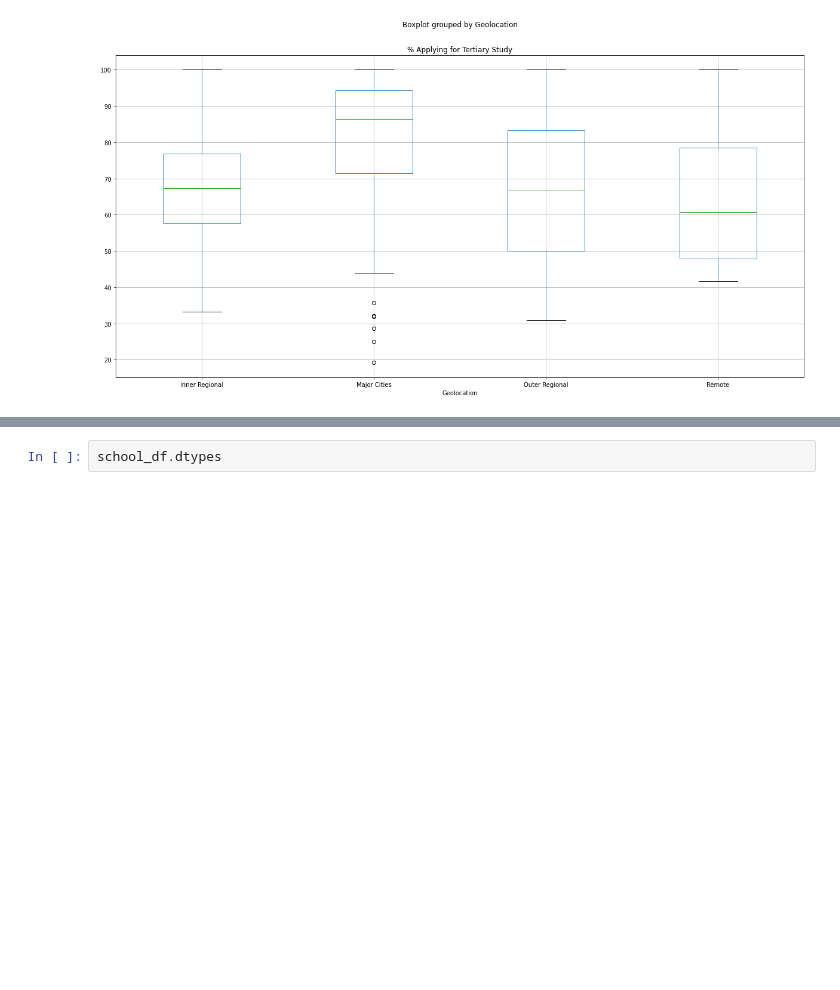
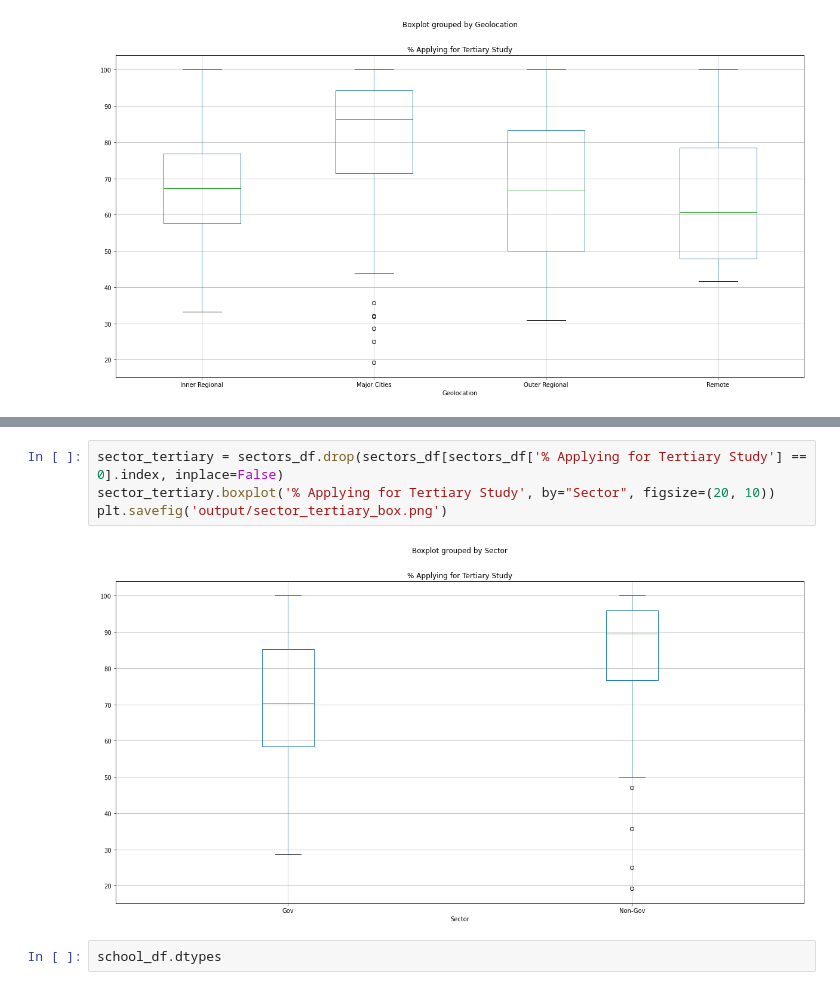
Before and after one commit to joshmartin33/project-one, a Jupyter notebook: analysis.ipynb, the cells around one changed output, grey strips where cells are left out. Saved outputs shown, nothing was run; the diff lists cells and outputs as text; blank space fills up the shorter version.

```diff
--- a/analysis.ipynb
+++ b/analysis.ipynb
@@ -258,3 +296,9 @@ fig
+# %%
+sector_tertiary = sectors_df.drop(sectors_df[sectors_df['% Applying for Tertiary Study'] == 0].index, inplace=False)
+sector_tertiary.boxplot('% Applying for Tertiary Study', by="Sector", figsize=(20, 10))
+plt.savefig('output/sector_tertiary_box.png')
+# %% [output]
+[figure, added]
 # %%
 school_df.dtypes
 # %% [output]
```
Also changed, not shown: parts of 4 cells of this notebook, 3 other files.
